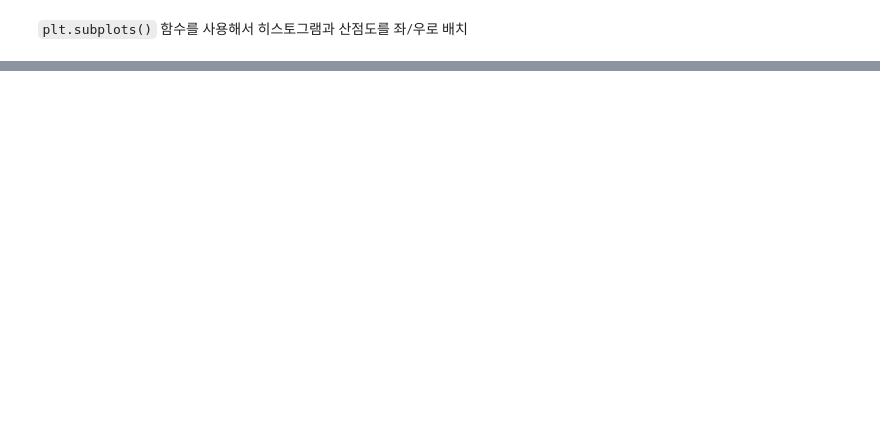
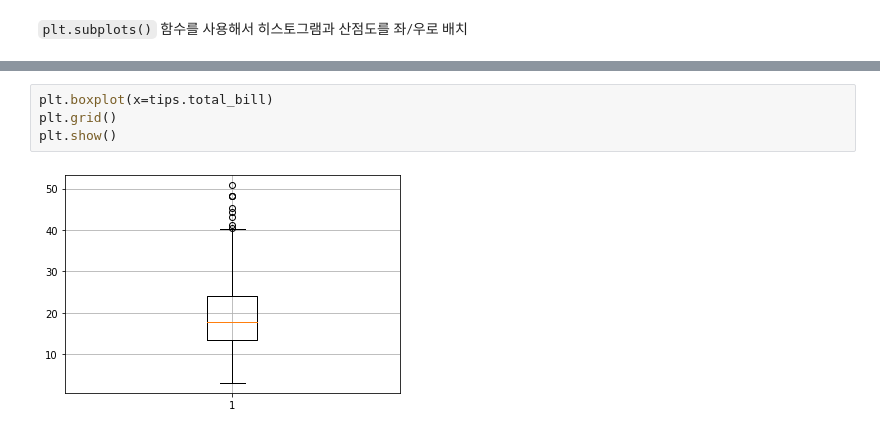
Before and after one commit to JakeOh/202208_itw_java134_lab_python, a Jupyter notebook: py21_matplotlib.ipynb, the cells around one changed output, grey strips where cells are left out. Drawn from its saved outputs; the diff is of its cells as text; blank space fills up the shorter version.

```diff
--- a/py21_matplotlib.ipynb
+++ b/py21_matplotlib.ipynb
@@ -137,0 +192,6 @@ plt.show()
+# %%
+plt.boxplot(x=tips.total_bill)
+plt.grid()
+plt.show()
+# %% [output]
+[figure, added]
```
Also changed, not shown: parts of 8 cells of this notebook.
